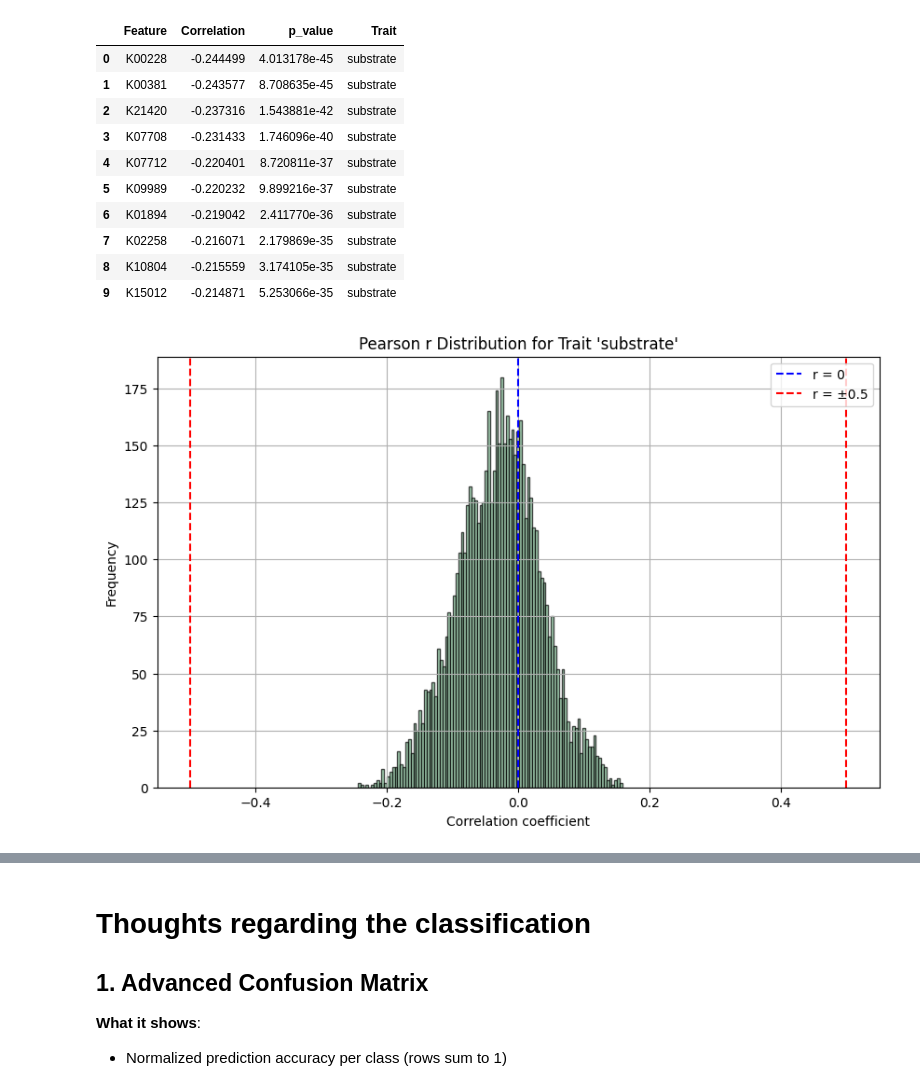
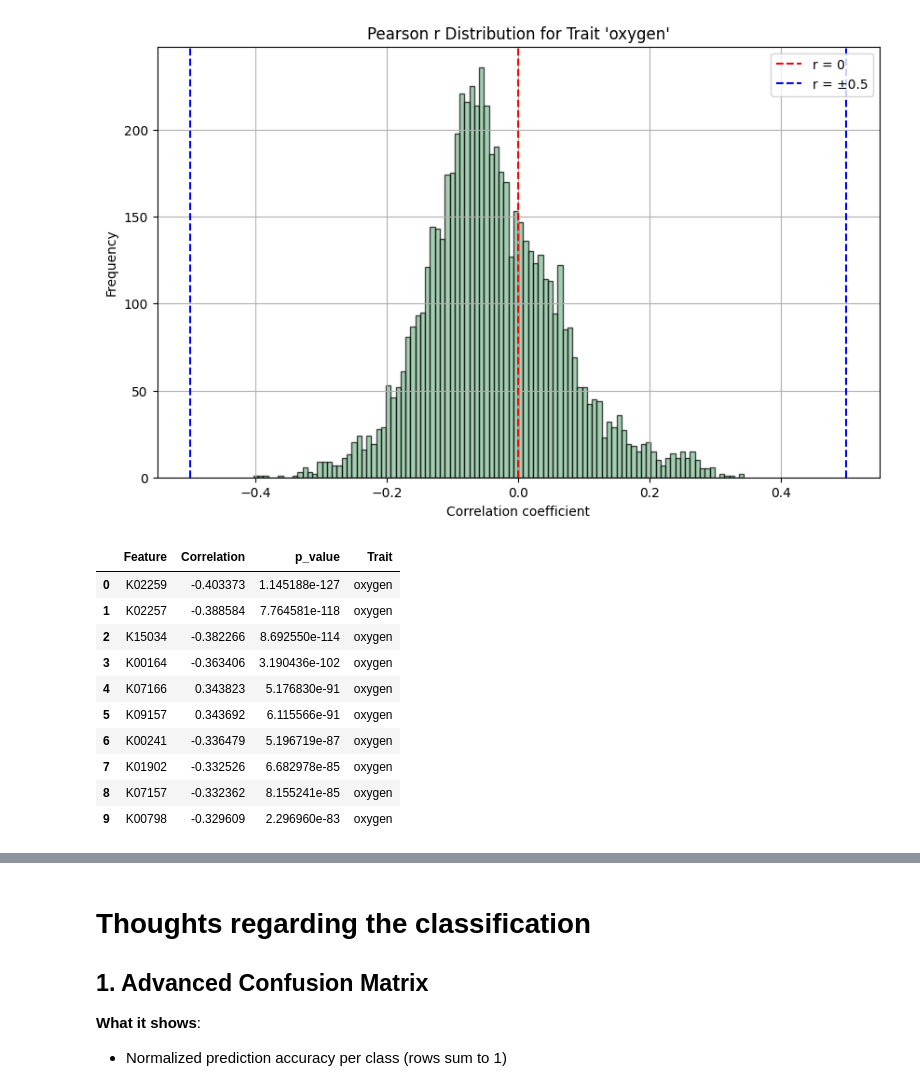
Before and after one commit to Ellaermeg/Eliah-Masters, a Jupyter notebook: Pipelines/Multilabel_pipline.ipynb, the cells around one changed output, grey strips where cells are left out. Drawn from its saved outputs; the diff is of its cells as text; code cells hidden in the pictures.

Commit message:
checking pipeline and adding images

```diff
--- a/Pipelines/Multilabel_pipline.ipynb
+++ b/Pipelines/Multilabel_pipline.ipynb
@@ -46,7 +46,7 @@ param_grid = [
     }
 ]
 
-target_traits = ['substrate']  # Add/remove traits as needed
+target_traits = ['oxygen']  # Add/remove traits as needed
 # %%
 # Load and preprocess data
 terms_zip_path = 'C:/Users/eliah/Documents/Master/Eliah-Masters/Datasets/terms_KO.zip'
@@ -101,7 +101,19 @@ X_aligned = selector.fit_transform(X_aligned)
 # Check trait distributions
 for trait in target_traits:
     print(f"\nDistribution for {trait}:")
-    print(Y_aligned[trait].value_counts())
+
+    # Get value counts of the encoded labels
+    counts = Y_aligned[trait].value_counts()
+
+    # Retrieve the corresponding label encoder
+    le = label_encoders.get(trait)
+
+    if le is not None:
+        for encoded_val, count in counts.items():
+            label = le.inverse_transform([encoded_val])[0]
+            print(f"  {label} ({encoded_val}): {count} samples")
+    else:
+        print("  No label encoder found for this trait.")
 # %% [output]
 Data loaded successfully:
    Unnamed: 0   key      KO
@@ -159,6 +171,19 @@ for trait, df in corr_results.items():
                    .head(10)
     print(display_df.to_string(index=False))
 
+for trait, df in corr_results.items():
+    plt.figure(figsize=(10, 6))
+    plt.hist(df['Correlation'], bins=100, edgecolor='black', alpha=0.7)
+    plt.title(f"Pearson r Distribution for Trait '{trait}'")
+    plt.axvline(0, color='red', linestyle='--', label='r = 0')
+    plt.axvline(0.5, color='blue', linestyle='--', label='r = ±0.5')
+    plt.axvline(-0.5, color='blue', linestyle='--')
+    plt.xlabel('Correlation coefficient')
+    plt.ylabel('Frequency')
+    plt.legend()
+    plt.grid(True)
+    plt.show()
+
 top_corr_df = pd.concat([
     df.assign(Trait=trait, abs_r=df['Correlation'].abs())
       .sort_values('abs_r', ascending=False)
@@ -169,23 +194,4 @@ top_corr_df = pd.concat([
 
 # Now `top_corr_df` is ready for use in Data Wrangler or further analysis
 display(top_corr_df)
-
-for trait, df in corr_results.items():
-    plt.figure(figsize=(10, 6))
-    plt.hist(df['Correlation'], bins=100, edgecolor='black', alpha=0.7)
-    plt.title(f"Pearson r Distribution for Trait '{trait}'")
-    plt.axvline(0, color='blue', linestyle='--', label='r = 0')
-    plt.axvline(0.5, color='red', linestyle='--', label='r = ±0.5')
-    plt.axvline(-0.5, color='red', linestyle='--')
-    plt.xlabel('Correlation coefficient')
-    plt.ylabel('Frequency')
-    plt.legend()
-    plt.grid(True)
-    plt.show()
-
-
-for trait, encoder in label_encoders.items():
-    print(f"{trait} label mapping:")
-    for i, label in enumerate(encoder.classes_):
-        print(f"  {i} = {label}")
 # %% [output]
@@ -204,12 +210,12 @@ Feature  Correlation      p_value
+[figure, new version]
 |  | Feature | Correlation | p_value | Trait |
-| 0 | K00228 | -0.244499 | 4.013178e-45 | substrate |
-| 1 | K00381 | -0.243577 | 8.708635e-45 | substrate |
-| 2 | K21420 | -0.237316 | 1.543881e-42 | substrate |
-| 3 | K07708 | -0.231433 | 1.746096e-40 | substrate |
-| 4 | K07712 | -0.220401 | 8.720811e-37 | substrate |
-| 5 | K09989 | -0.220232 | 9.899216e-37 | substrate |
-| 6 | K01894 | -0.219042 | 2.411770e-36 | substrate |
-| 7 | K02258 | -0.216071 | 2.179869e-35 | substrate |
-| 8 | K10804 | -0.215559 | 3.174105e-35 | substrate |
-| 9 | K15012 | -0.214871 | 5.253066e-35 | substrate |
+| 0 | K02259 | -0.403373 | 1.145188e-127 | oxygen |
+| 1 | K02257 | -0.388584 | 7.764581e-118 | oxygen |
+| 2 | K15034 | -0.382266 | 8.692550e-114 | oxygen |
+| 3 | K00164 | -0.363406 | 3.190436e-102 | oxygen |
+| 4 | K07166 | 0.343823 | 5.176830e-91 | oxygen |
+| 5 | K09157 | 0.343692 | 6.115566e-91 | oxygen |
+| 6 | K00241 | -0.336479 | 5.196719e-87 | oxygen |
+| 7 | K01902 | -0.332526 | 6.682978e-85 | oxygen |
+| 8 | K07157 | -0.332362 | 8.155241e-85 | oxygen |
+| 9 | K00798 | -0.329609 | 2.296960e-83 | oxygen |
-[figure, old version]
```
Also changed, not shown: parts of 4 cells of this notebook, 8 other files.
